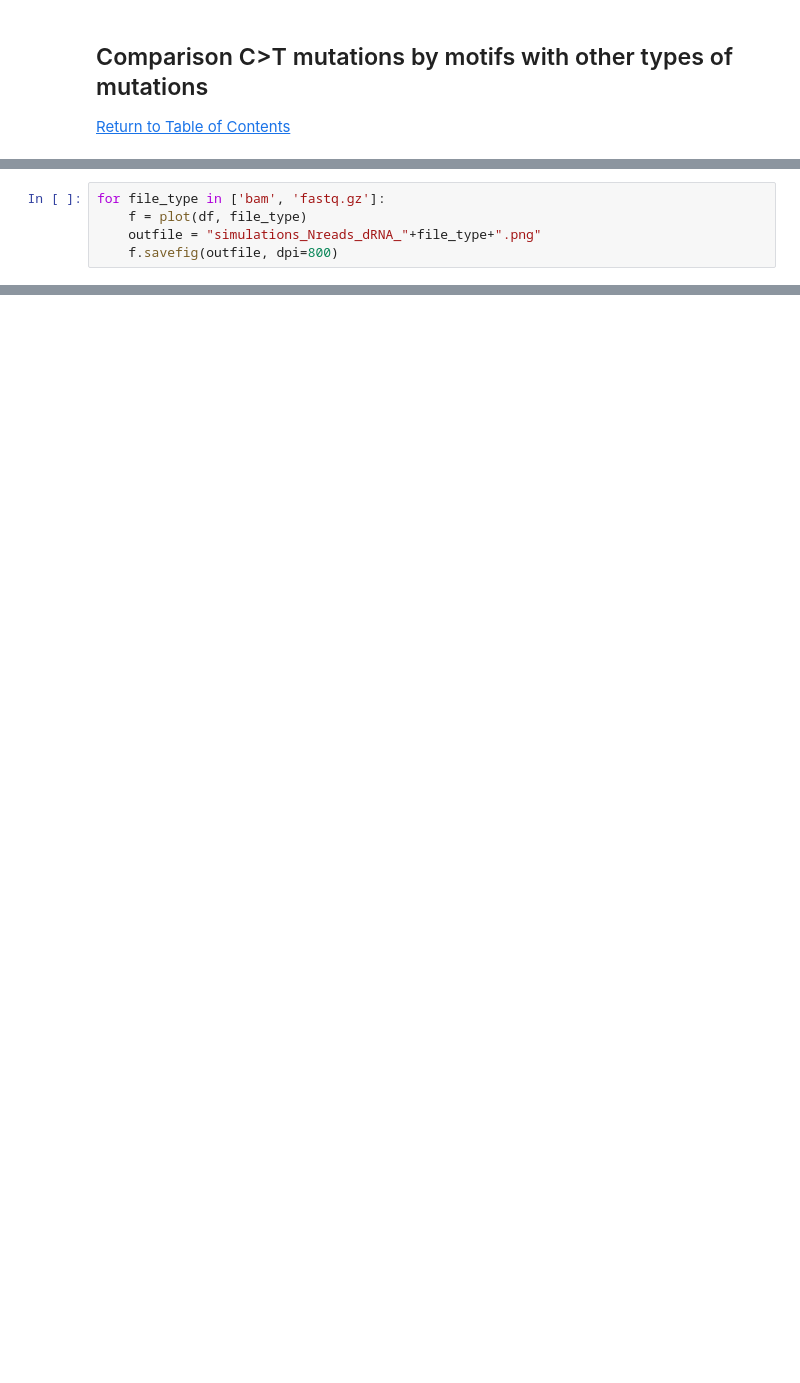
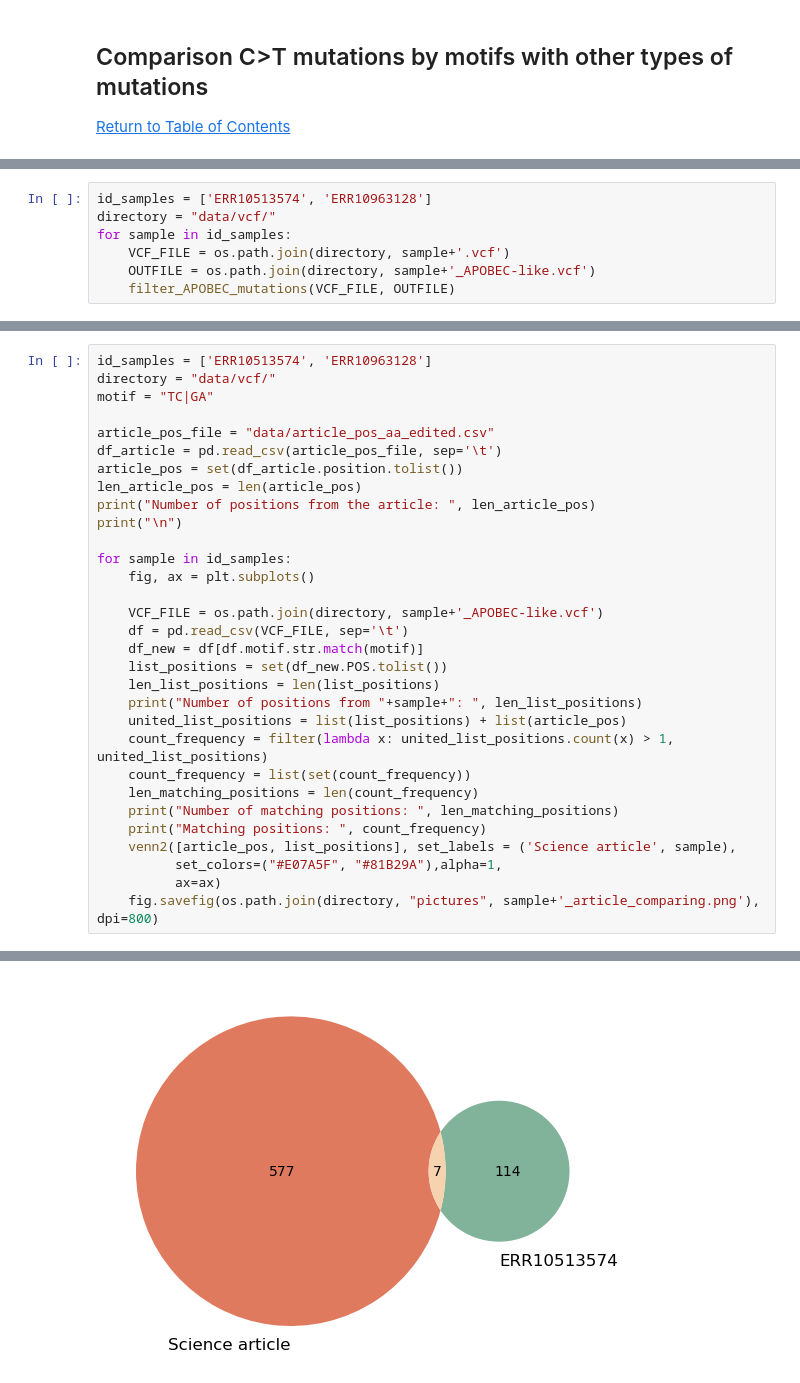
Before and after one commit to AlisaLyskova/APOBEC_mutagenesis_MPXV, a Jupyter notebook: MPXV_APOBEC.ipynb, the cells around one changed output, grey strips where cells are left out. Cells and saved outputs as stored; diff of their text form; blank space fills up the shorter version.

```diff
--- a/MPXV_APOBEC.ipynb
+++ b/MPXV_APOBEC.ipynb
@@ -728,5 +253,0 @@ df = df.reset_index(drop=True)
-# %%
-for file_type in ['bam', 'fastq.gz']:
-    f = plot(df, file_type)
-    outfile = "simulations_Nreads_dRNA_"+file_type+".png"
-    f.savefig(outfile, dpi=800)
@@ -832,0 +471,7 @@ with open(outfile, 'w') as fout:
+# %%
+id_samples = ['ERR10513574', 'ERR10963128']
+directory = "data/vcf/"
+for sample in id_samples:
+    VCF_FILE = os.path.join(directory, sample+'.vcf')
+    OUTFILE = os.path.join(directory, sample+'_APOBEC-like.vcf')
+    filter_APOBEC_mutations(VCF_FILE, OUTFILE)
@@ -832,0 +773,32 @@ with open(outfile, 'w') as fout:
+# %%
+id_samples = ['ERR10513574', 'ERR10963128']
+directory = "data/vcf/"
+motif = "TC|GA"
+
+article_pos_file = "data/article_pos_aa_edited.csv"
+df_article = pd.read_csv(article_pos_file, sep='\t')
+article_pos = set(df_article.position.tolist())
+len_article_pos = len(article_pos)
+print("Number of positions from the article: ", len_article_pos)
+print("\n")
+
+for sample in id_samples:
+    fig, ax = plt.subplots()
+
+    VCF_FILE = os.path.join(directory, sample+'_APOBEC-like.vcf')
+    df = pd.read_csv(VCF_FILE, sep='\t')
+    df_new = df[df.motif.str.match(motif)]
+    list_positions = set(df_new.POS.tolist())
+    len_list_positions = len(list_positions)
+    print("Number of positions from "+sample+": ", len_list_positions)
+    united_list_positions = list(list_positions) + list(article_pos)
+    count_frequency = filter(lambda x: united_list_positions.count(x) > 1, united_list_positions)
+    count_frequency = list(set(count_frequency))
+    len_matching_positions = len(count_frequency)
+    print("Number of matching positions: ", len_matching_positions)
+    print("Matching positions: ", count_frequency)
+    venn2([article_pos, list_positions], set_labels = ('Science article', sample),
+          set_colors=("#E07A5F", "#81B29A"),alpha=1,
+          ax=ax)
+    fig.savefig(os.path.join(directory, "pictures", sample+'_article_comparing.png'), dpi=800)
+# %% [output]
@@ -832,0 +814 @@ with open(outfile, 'w') as fout:
+[figure, added]
```
Also changed, not shown: parts of 62 cells of this notebook, 26 other files.
